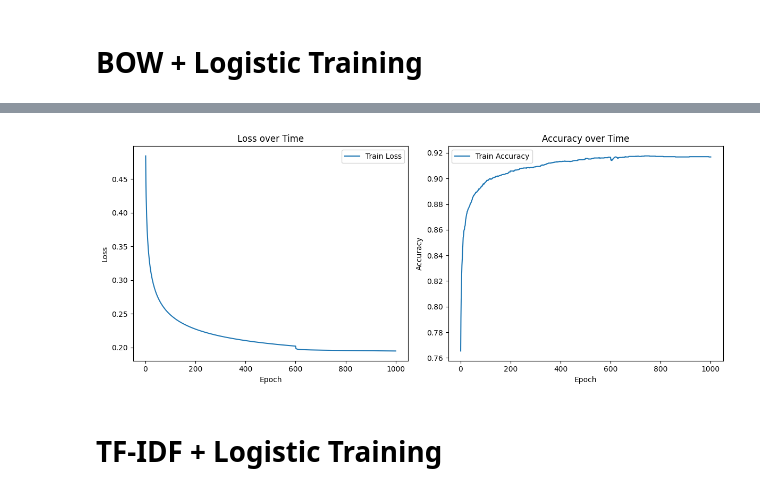
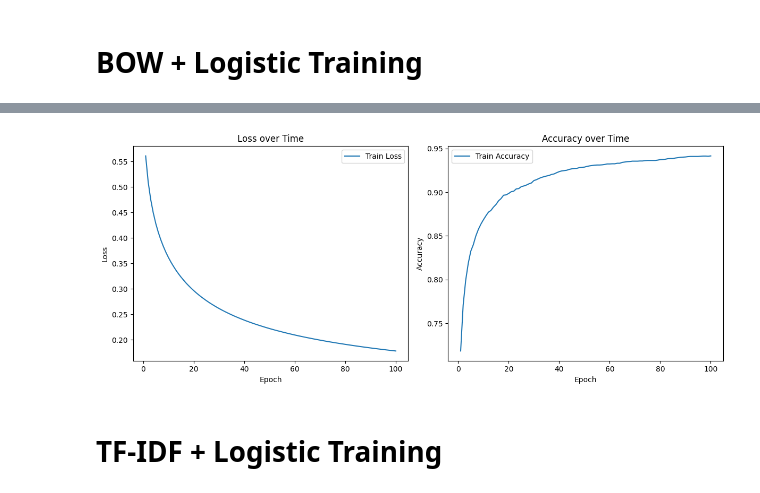
Before and after one commit to DARKNESSPROF/similarity, a Jupyter notebook: TextProcessing.ipynb, the cells around one changed output, grey strips where cells are left out. Cells and saved outputs as stored; diff of their text form; code cells hidden in the pictures.

```diff
--- a/TextProcessing.ipynb
+++ b/TextProcessing.ipynb
@@ -1022,8 +1009,10 @@ combined_dataset = list(data_q1) + list(data_q2)
 
 vocabulary = build_vocabulary(combined_dataset)
 print(f"vocabulary number before stemming = {len(vocabulary)}")
+
 vocabulary = stabilize_vocab_stemming(vocabulary, stemmer)
 print(f"vocabulary number after stemming = {len(vocabulary)}")
+
 X = []
 for q1, q2 in zip(data_q1, data_q2):
     v1 = bag_of_words_vectorizer(vocabulary, str(q1))
@@ -1039,7 +1028,7 @@ test_data = combined[split_idx:]
 X_train, y_train = zip(*train_data)
 X_test, y_test = zip(*test_data)
 
-model = LogisticRegression(lr=0.1, epochs=1000)
+model = LogisticRegression(lr=0.1, epochs=100)
 model.fit(X, labels)
 
 # Save
@@ -1072,4 +1061,4 @@ Epoch 1000:
-[figure, old version]
+[figure, new version]
 # %% [markdown]
 # TF-IDF + Logistic Training
 # %%
```
Also changed, not shown: parts of 4 cells of this notebook, 3 other files.
